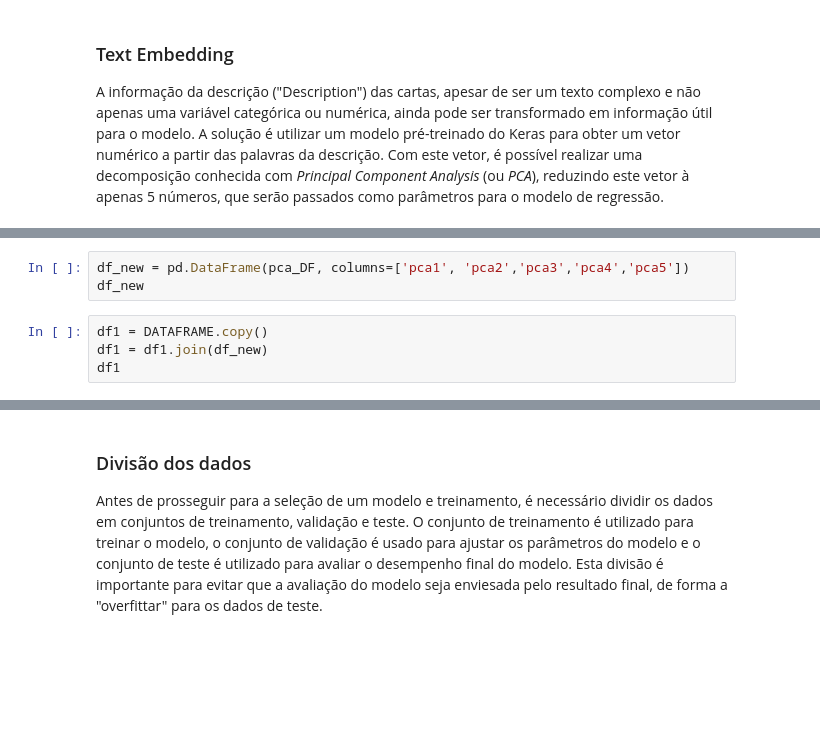
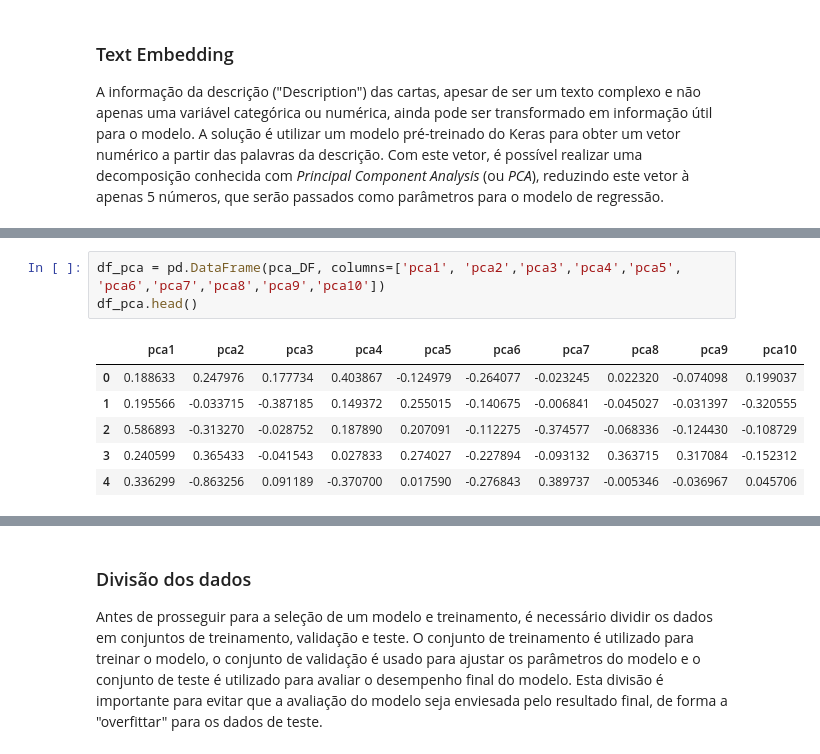
Before and after one commit to Marcompp/MachineLearningFinal, a Jupyter notebook: Relatorio-Final.ipynb, the cells around one changed output, grey strips where cells are left out. Saved outputs shown, nothing was run; the diff lists cells and outputs as text; blank space fills up the shorter version.

```diff
--- a/Relatorio-Final.ipynb
+++ b/Relatorio-Final.ipynb
@@ -196,7 +285,10 @@ pca_DF
 # %%
-df_new = pd.DataFrame(pca_DF, columns=['pca1', 'pca2','pca3','pca4','pca5'])
-df_new
+df_pca = pd.DataFrame(pca_DF, columns=['pca1', 'pca2','pca3','pca4','pca5', 'pca6','pca7','pca8','pca9','pca10'])
+df_pca.head()
+# %% [output]
+|  | pca1 | pca2 | pca3 | pca4 | pca5 | pca6 | pca7 | pca8 | pca9 | pca10 |
+| 0 | 0.188633 | 0.247976 | 0.177734 | 0.403867 | -0.124979 | -0.264077 | -0.023245 | 0.022320 | -0.074098 | 0.199037 |
+| 1 | 0.195566 | -0.033715 | -0.387185 | 0.149372 | 0.255015 | -0.140675 | -0.006841 | -0.045027 | -0.031397 | -0.320555 |
+| 2 | 0.586893 | -0.313270 | -0.028752 | 0.187890 | 0.207091 | -0.112275 | -0.374577 | -0.068336 | -0.124430 | -0.108729 |
+| 3 | 0.240599 | 0.365433 | -0.041543 | 0.027833 | 0.274027 | -0.227894 | -0.093132 | 0.363715 | 0.317084 | -0.152312 |
+| 4 | 0.336299 | -0.863256 | 0.091189 | -0.370700 | 0.017590 | -0.276843 | 0.389737 | -0.005346 | -0.036967 | 0.045706 |
-# %%
-df1 = DATAFRAME.copy()
-df1 = df1.join(df_new)
-df1
```
Also changed, not shown: parts of 35 cells of this notebook.
